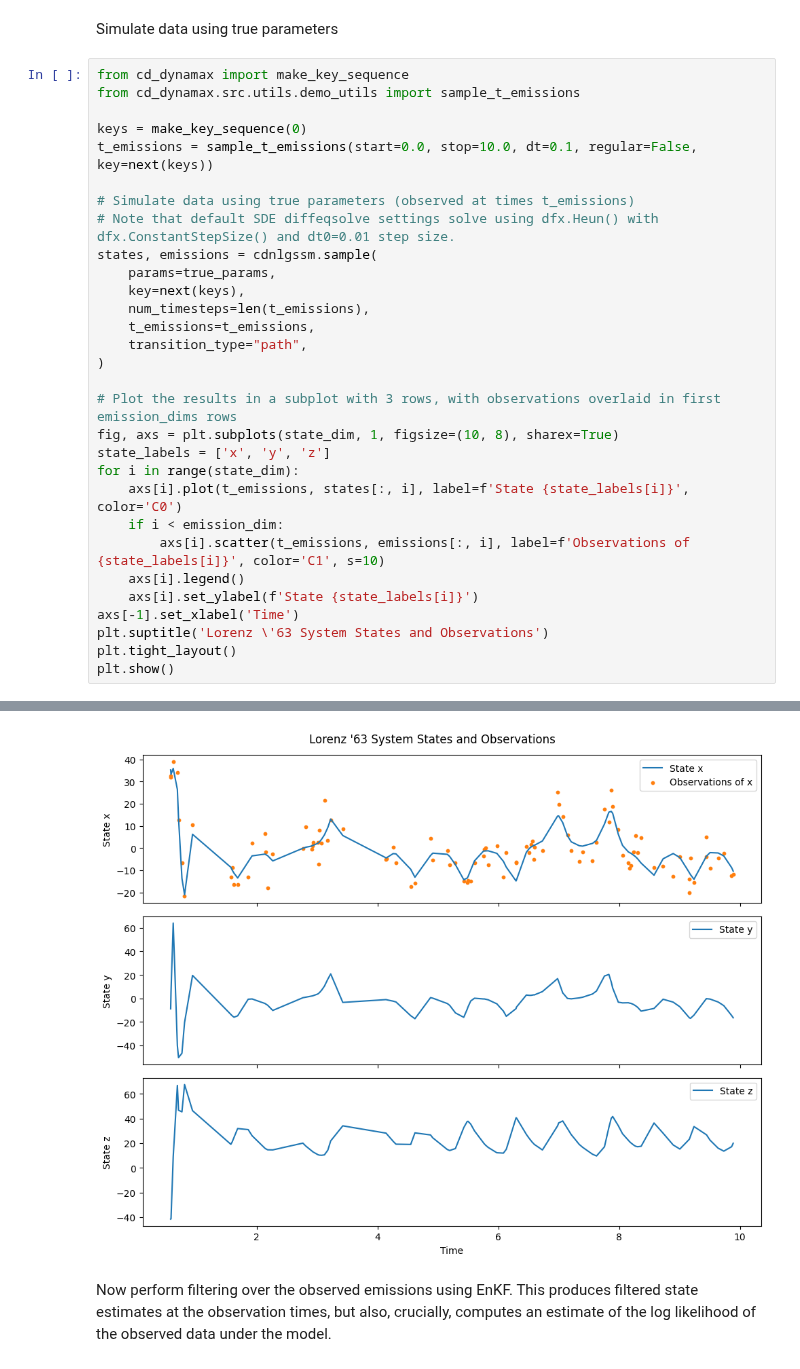
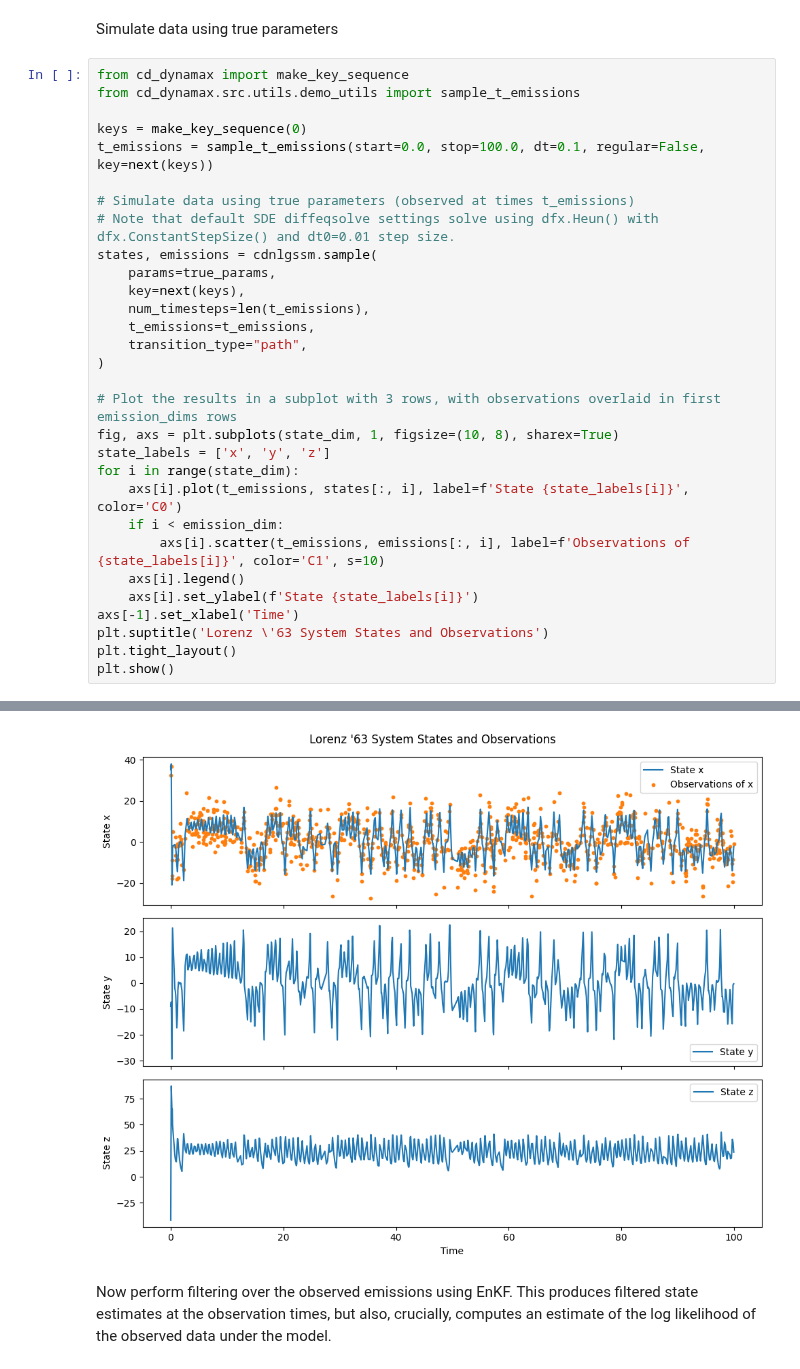
Before and after one commit to hd-UQ/cd_dynamax, a Jupyter notebook: demos/notebooks/lorenz63_tutorial.ipynb, the cells around one changed output, grey strips where cells are left out. Drawn from its saved outputs; the diff is of its cells as text.

```diff
--- a/demos/notebooks/lorenz63_tutorial.ipynb
+++ b/demos/notebooks/lorenz63_tutorial.ipynb
@@ -78,7 +78,7 @@ from cd_dynamax import make_key_sequence
 from cd_dynamax.src.utils.demo_utils import sample_t_emissions
 
 keys = make_key_sequence(0)
-t_emissions = sample_t_emissions(start=0.0, stop=10.0, dt=0.1, regular=False, key=next(keys))
+t_emissions = sample_t_emissions(start=0.0, stop=100.0, dt=0.1, regular=False, key=next(keys))
 
 # Simulate data using true parameters (observed at times t_emissions)
 # Note that default SDE diffeqsolve settings solve using dfx.Heun() with dfx.ConstantStepSize() and dt0=0.01 step size.
@@ -109,6 +109,6 @@ plt.show()
 Sampling from SDE solver path: this may be an unnecessarily poor approximation if you're simulating from a linear SDE. It is an appropriate choice for non-linear SDEs.
 Sampling from continuous-discrete non-linear Gaussian SSM path
-[figure, old version]
+[figure, new version]
 # %% [markdown]
 Now perform filtering over the observed emissions using EnKF. This produces filtered state estimates at the observation times, but also, crucially, computes an estimate of the log likelihood of the observed data under the model.
 # %%
```
Also changed, not shown: parts of 11 cells of this notebook.
